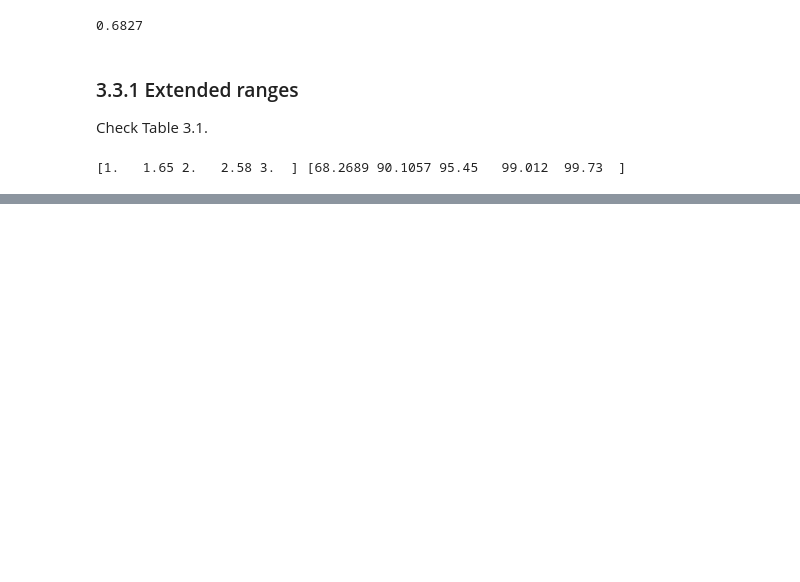
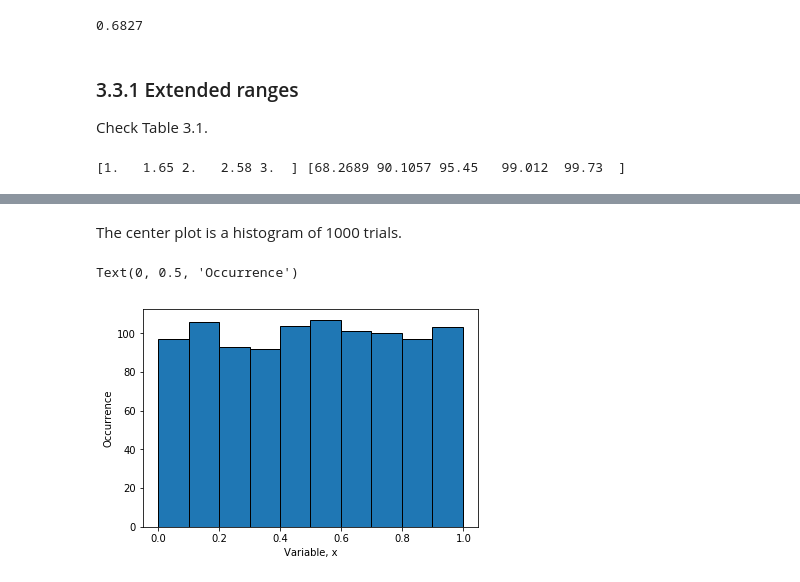
Before and after one commit to jsdodge/data-analysis-python, a Jupyter notebook: notebooks/Chapter 3.ipynb, the cells around one changed output, grey strips where cells are left out. Cells and saved outputs as stored; diff of their text form; code cells hidden in the pictures; blank space fills up the shorter version.

```diff
--- a/notebooks/Chapter 3.ipynb
+++ b/notebooks/Chapter 3.ipynb
@@ -121,0 +171,13 @@ Poisson probability function for discrete events
+# %% [markdown]
+The center plot is a histogram of 1000 trials.
+# %%
+np.random.seed(1)
+
+x = np.random.rand(1000)
+
+plt.hist(x, 10, ec='black')
+plt.xlabel('Variable, x')
+plt.ylabel('Occurrence')
+# %% [output]
+Text(0, 0.5, 'Occurrence')
+[figure, added]
```
Also changed, not shown: parts of 13 cells of this notebook.
